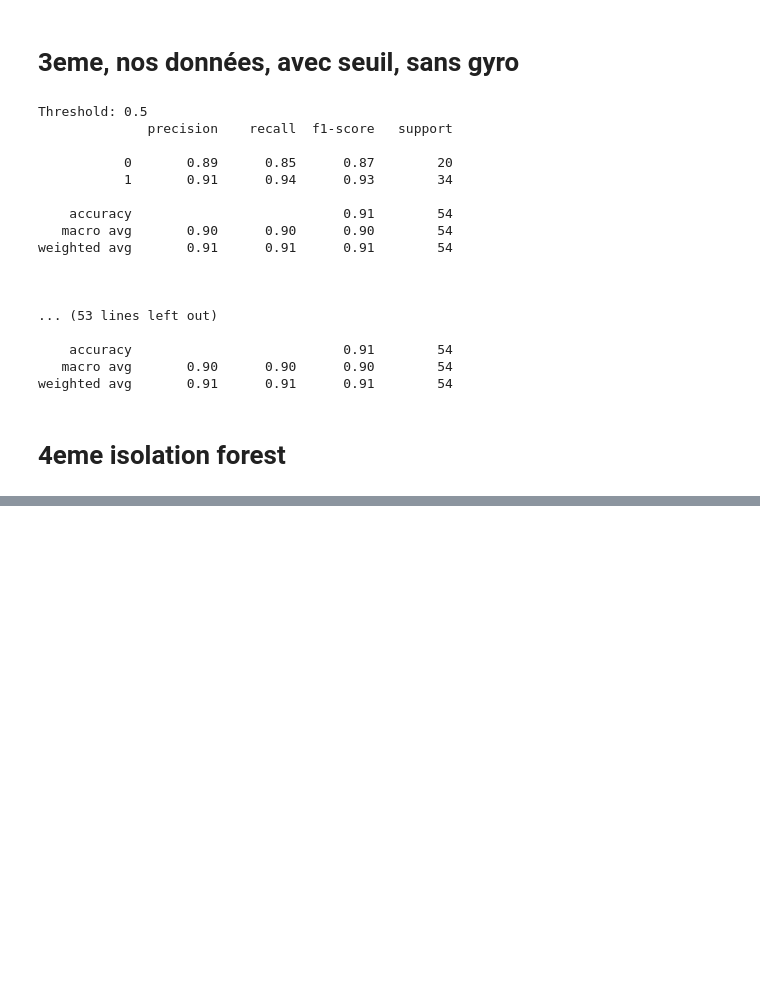
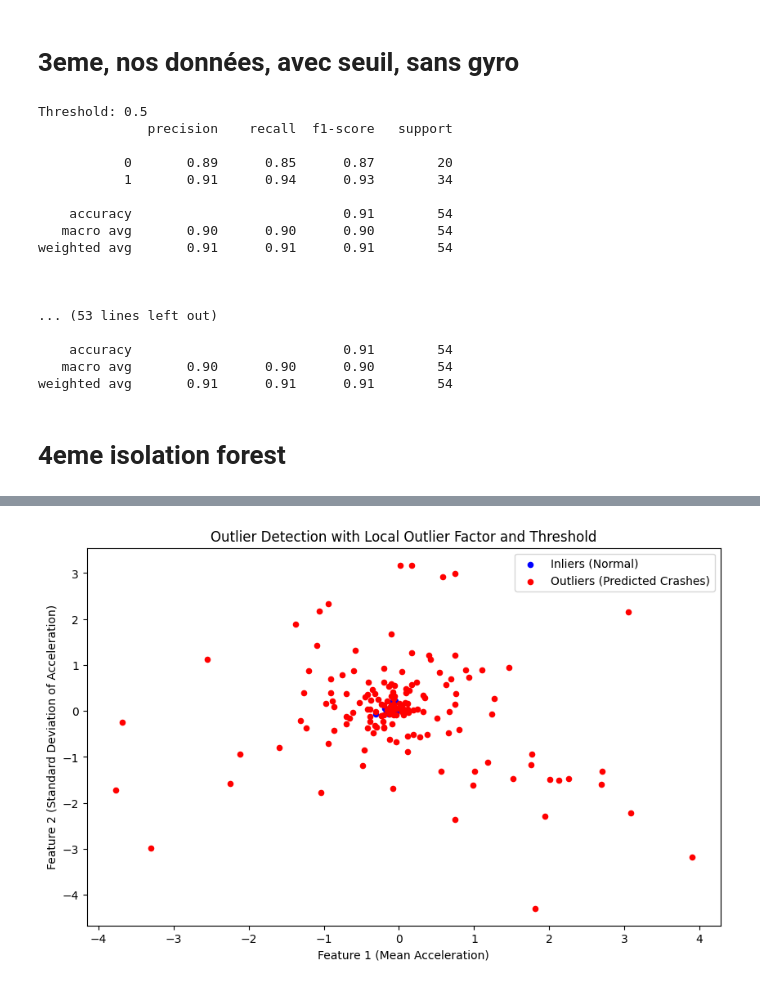
Before and after one commit to PBCTristan/PFEE-Munic-2025, a Jupyter notebook: classifier/ClassifierDataDonkey.ipynb, the cells around one changed output, grey strips where cells are left out. Drawn from its saved outputs; the diff is of its cells as text; code cells hidden in the pictures; blank space fills up the shorter version.

Commit message:
feat: avancement et tests de classifier, avec/sans gyro, outlyers, seuil...

```diff
--- a/classifier/ClassifierDataDonkey.ipynb
+++ b/classifier/ClassifierDataDonkey.ipynb
@@ -314,0 +511,86 @@ weighted avg       0.91      0.91      0.91        54
+# %%
+import os
+import json
+import numpy as np
+from sklearn.neighbors import LocalOutlierFactor
+from sklearn.preprocessing import StandardScaler
+from sklearn.metrics import classification_report
+import matplotlib.pyplot as plt
+
+# Function to extract features from accelerometer data only
+def extract_features(data):
+    # Only use the 'accel' data (exclude 'gyro')
+    accel = np.array([entry['accel'] for entry in data])
+
+    # Simple feature extraction (mean, std, min, max for accel)
+    features = []
+    features.append(np.mean(accel, axis=0))
+    features.append(np.std(accel, axis=0))
+    features.append(np.min(accel, axis=0))
+    features.append(np.max(accel, axis=0))
+
+    return np.concatenate(features)
+
+# Load and process the dataset
+def load_data(folder):
+    X = []
+    y = []
+
+    for filename in os.listdir(folder):
+        if filename.endswith('.json'):
+            filepath = os.path.join(folder, filename)
+            with open(filepath, 'r') as f:
+                json_data = json.load(f)
+                features = extract_features(json_data['data'])  # Only use accel data
+                X.append(features)
+                y.append(1 if json_data['iscrash'] else 0)
+
+    return np.array(X), np.array(y)
+
+# Path to the folder containing the JSON files
+folder_path = './dataNous'
+
+# Load data
+X, y_true = load_data(folder_path)
+
+# Normalize/scale features
+scaler = StandardScaler()
+X_scaled = scaler.fit_transform(X)
+
+# Initialize the Local Outlier Factor model
+lof = LocalOutlierFactor(n_neighbors=20, novelty=False)
+
+# Fit the model and predict outliers
+y_pred_outliers = lof.fit_predict(X_scaled)
+
+# Get the negative outlier factor scores (lower score = more anomalous)
+negative_outlier_factor = lof.negative_outlier_factor_
+
+# Apply the threshold to classify as crash or not
+threshold = -1.0  # Set threshold value (modify this based on your analysis)
+y_pred = np.where(negative_outlier_factor < threshold, 1, 0)  # 1 for outliers (crashes), 0 for inliers
+
+# Display classification report comparing model predictions with true iscrash values
+print("Local Outlier Factor Outlier Detection with Threshold - Performance:")
+print(classification_report(y_true, y_pred))
+
+# Count the number of true outliers (crashes) in the dataset
+num_true_outliers = np.sum(y_true)
+num_predicted_outliers = np.sum(y_pred)
+
+print(f"Number of true outliers (crashes) in the dataset: {num_true_outliers}")
+print(f"Number of predicted outliers by the model: {num_predicted_outliers}")
+
+# Optional: Plotting the results to visualize outliers
+outliers = np.where(y_pred == 1)
+inliers = np.where(y_pred == 0)
+
+plt.figure(figsize=(10, 6))
+plt.scatter(X_scaled[inliers, 0], X_scaled[inliers, 1], label='Inliers (Normal)', c='blue', s=20)
+plt.scatter(X_scaled[outliers, 0], X_scaled[outliers, 1], label='Outliers (Predicted Crashes)', c='red', s=20)
+plt.title("Outlier Detection with Local Outlier Factor and Threshold")
+plt.xlabel("Feature 1 (Mean Acceleration)")
+plt.ylabel("Feature 2 (Standard Deviation of Acceleration)")
+plt.legend()
+plt.show()
+# %% [output]
@@ -314,0 +609 @@ weighted avg       0.91      0.91      0.91        54
+[figure, added]
```
Also changed, not shown: parts of 8 cells of this notebook, 1 other file.
